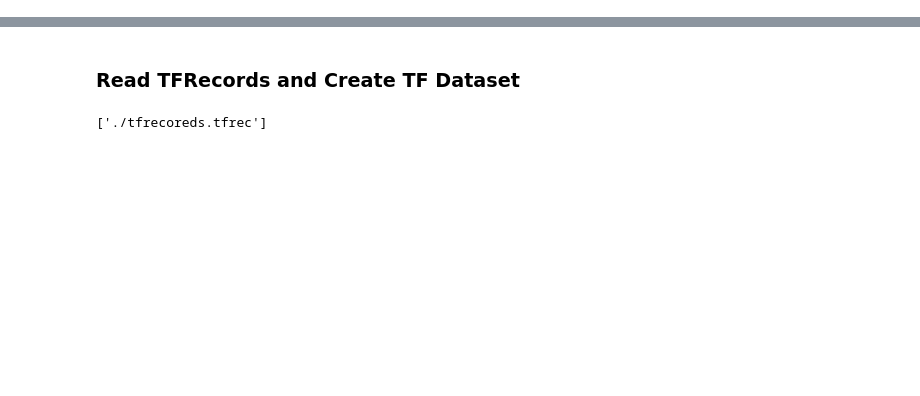
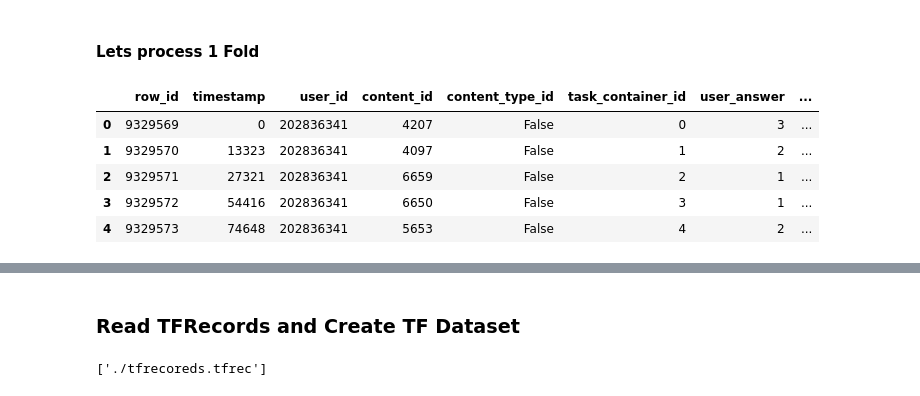
Before and after one commit to nisarahamedk/kaggle-riid, a Jupyter notebook: notebooks/riid_tfrecords.ipynb, the cells around one changed output, grey strips where cells are left out. Cells and saved outputs as stored; diff of their text form; code cells hidden in the pictures; blank space fills up the shorter version.

```diff
--- a/notebooks/riid_tfrecords.ipynb
+++ b/notebooks/riid_tfrecords.ipynb
@@ -97,0 +82,2 @@ array([5692, 5716,  128, 7860, 7922,  156,   51,   50, 7896, 7863,  152,
+# %%
+user_groups_counts = user_groups.count().cumsum().reset_index()
@@ -97,0 +97,9 @@ array([5692, 5716,  128, 7860, 7922,  156,   51,   50, 7896, 7863,  152,
+# %%
+from sklearn.model_selection import KFold
+
+kf = KFold(n_splits=32, shuffle=False) #, random_state=42)
+
+for fold, (idx_train, idx_valid) in enumerate(kf.split(X=user_groups_counts)):
+    user_groups_counts.loc[idx_valid, "fold"] = fold
+
+user_groups_counts.head()
@@ -97,0 +124,3 @@ array([5692, 5716,  128, 7860, 7922,  156,   51,   50, 7896, 7863,  152,
+# %%
+folds_arr = user_groups_counts.groupby("fold").apply(lambda r: r["content_id"].values)
+folds_arr[:4]
@@ -97,0 +139,13 @@ array([5692, 5716,  128, 7860, 7922,  156,   51,   50, 7896, 7863,  152,
+# %%
+folds_partitions = {}
+fold_start = 0
+for fold in range(32):
+  folds_partitions[fold] = {}
+  folds_partitions[fold]["start"] = int(fold_start)
+
+  end = folds_arr[fold][-1]
+  folds_partitions[fold]["end"] = int(end)
+
+  fold_start = end
+
+folds_partitions
@@ -97,0 +170,14 @@ array([5692, 5716,  128, 7860, 7922,  156,   51,   50, 7896, 7863,  152,
+# %% [markdown]
+#### Lets process 1 Fold
+# %%
+fold = 3
+
+fold_df = table[folds_partitions[fold]["start"]:folds_partitions[fold]["end"], :].to_pandas()
+fold_df.head()
+# %% [output]
+|  | row_id | timestamp | user_id | content_id | content_type_id | task_container_id | user_answer | ... |
+| 0 | 9329569 | 0 | 202836341 | 4207 | False | 0 | 3 | ... |
+| 1 | 9329570 | 13323 | 202836341 | 4097 | False | 1 | 2 | ... |
+| 2 | 9329571 | 27321 | 202836341 | 6659 | False | 2 | 1 | ... |
+| 3 | 9329572 | 54416 | 202836341 | 6650 | False | 3 | 1 | ... |
+| 4 | 9329573 | 74648 | 202836341 | 5653 | False | 4 | 2 | ... |
```
Also changed, not shown: parts of 54 cells of this notebook.
